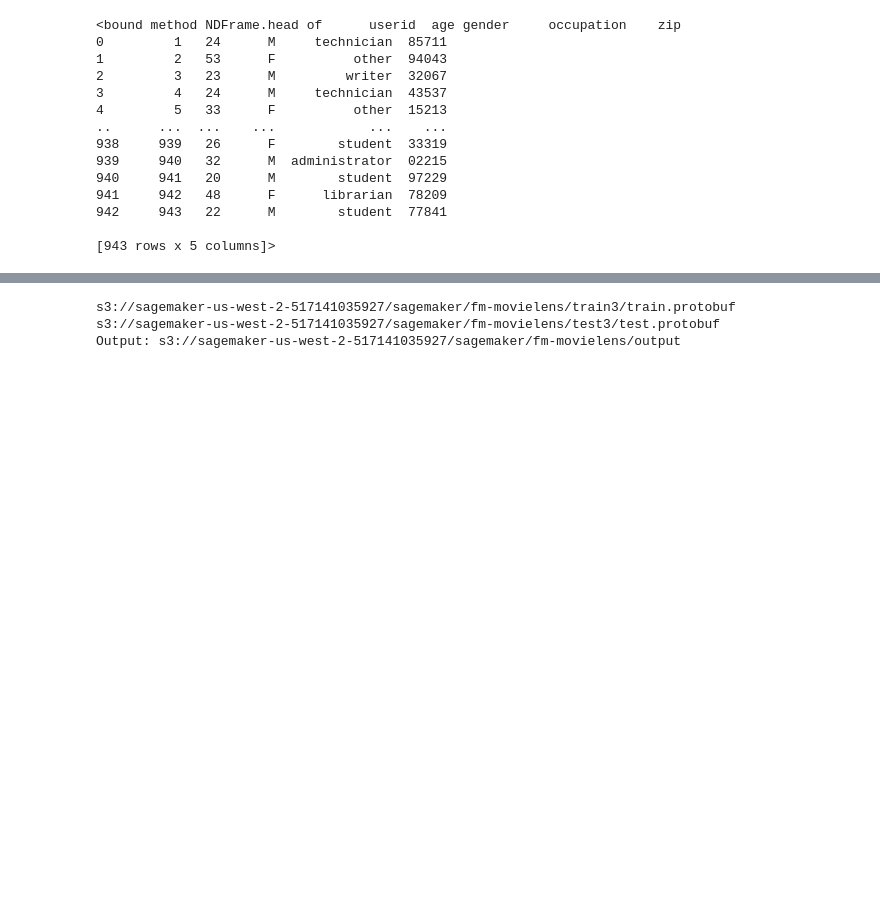
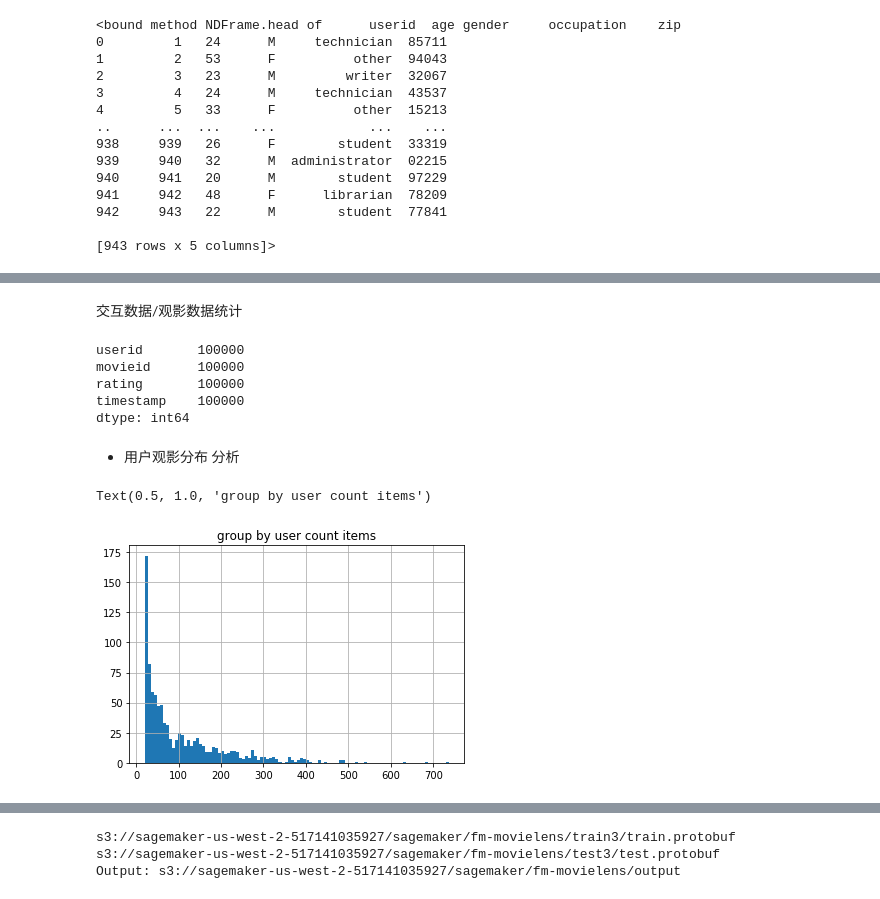
Before and after one commit to VerRan/sagemaker-recommendation-workshop, a Jupyter notebook: 03-Factorization-Machines-Movielens.ipynb, the cells around one changed output, grey strips where cells are left out. Drawn from its saved outputs; the diff is of its cells as text; code cells hidden in the pictures; blank space fills up the shorter version.

```diff
--- a/03-Factorization-Machines-Movielens.ipynb
+++ b/03-Factorization-Machines-Movielens.ipynb
@@ -47,8 +58,7 @@ Archive:  ml-100k.zip
 ## 数据分析
 * 我们先来分析一下u.data的数据，这里包含的是用户的观影记录数据
 # %%
-import pandas as pd
-data = pd.read_csv("u.data",sep='\t',header = None ,names=['userid','movieid','rating','timestamp'])
+data = pd.read_csv("ml-100k/u.data",sep='\t',header = None ,names=['userid','movieid','rating','timestamp'])
 data.head
 # %% [output]
 <bound method NDFrame.head of        userid  movieid  rating  timestamp
@@ -154,0 +159,22 @@ from scipy.sparse import lil_matrix
+# %% [markdown]
+交互数据/观影数据统计
+# %%
+data.count()
+# %% [output]
+userid       100000
+movieid      100000
+rating       100000
+timestamp    100000
+dtype: int64
+# %% [markdown]
+* 用户观影分布 分析
+# %%
+import matplotlib.pyplot as plt
+# plt.rcParams['font.sans-serif']=['SimHei'] #用来正常显示中文标签
+# plt.rcParams['axes.unicode_minus']=False #用来正常显示负号
+movies_by_user = data.groupby('userid')
+res = movies_by_user['movieid'].count().hist(bins=100)
+res.set_title("group by user count items")
+# %% [output]
+Text(0.5, 1.0, 'group by user count items')
+[figure, added]
```
Also changed, not shown: parts of 38 cells of this notebook, 26 other files.
